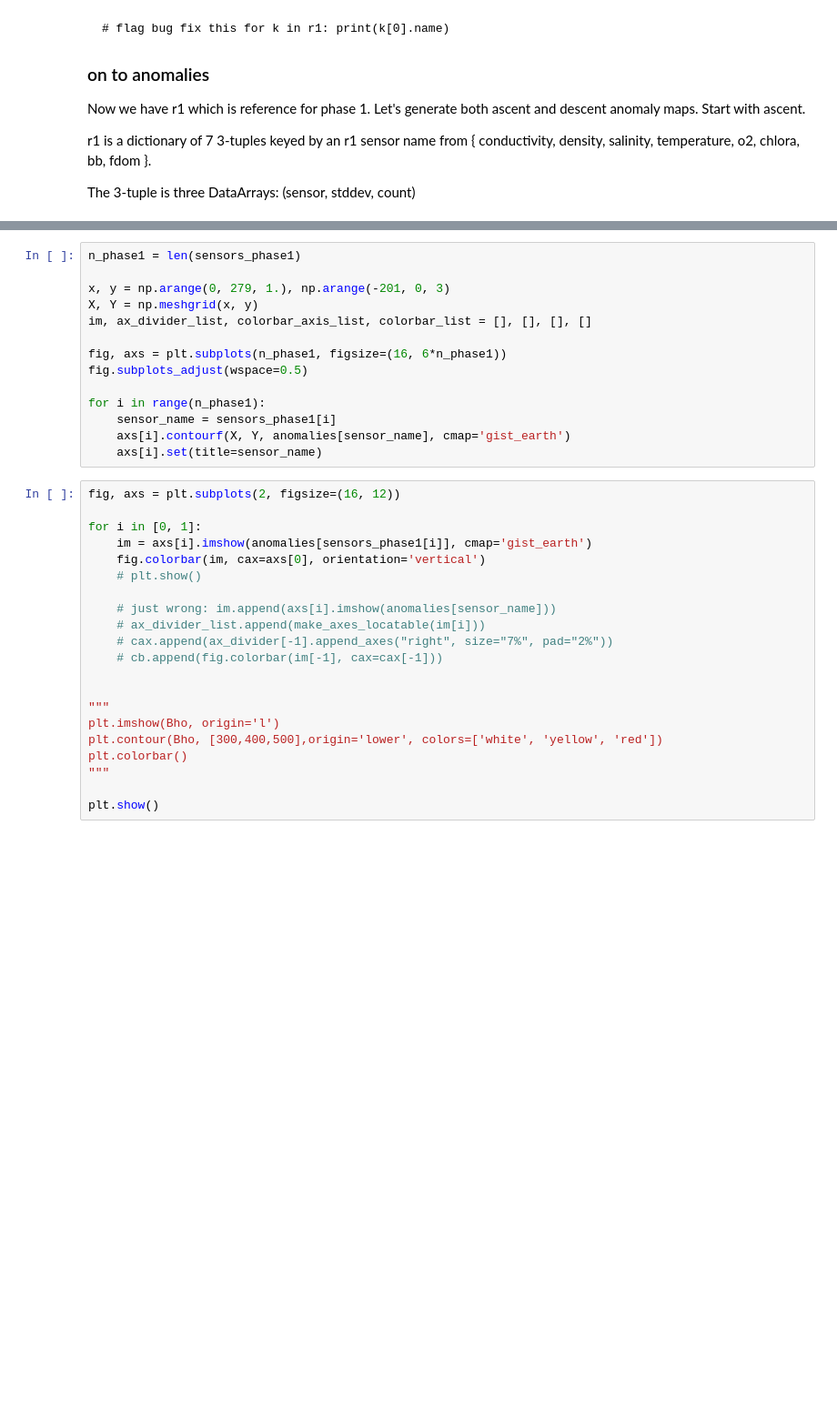
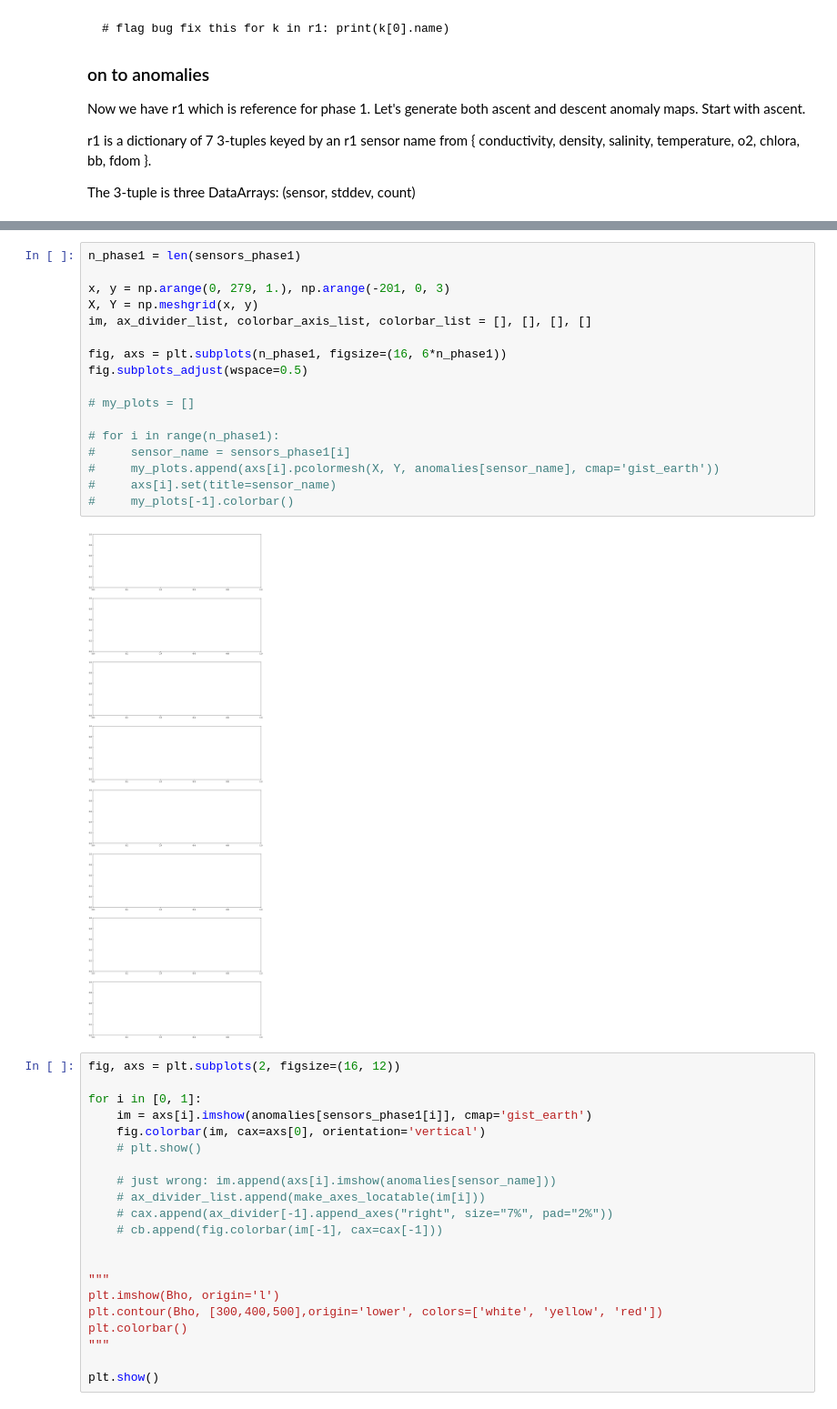
Before and after one commit to geo-smart/ocean, a Jupyter notebook: rob_notebooks/anomaly.ipynb, the cells around one changed output, grey strips where cells are left out. Shown at 91% size. Saved outputs shown, nothing was run; the diff lists cells and outputs as text; blank space fills up the shorter version.

```diff
--- a/rob_notebooks/anomaly.ipynb
+++ b/rob_notebooks/anomaly.ipynb
@@ -261,17 +319,22 @@ for sensor in sensors_phase1:
 # %%
 n_phase1 = len(sensors_phase1)
 
 x, y = np.arange(0, 279, 1.), np.arange(-201, 0, 3)
 X, Y = np.meshgrid(x, y)
 im, ax_divider_list, colorbar_axis_list, colorbar_list = [], [], [], []
 
 fig, axs = plt.subplots(n_phase1, figsize=(16, 6*n_phase1))
 fig.subplots_adjust(wspace=0.5)
 
-for i in range(n_phase1):
-    sensor_name = sensors_phase1[i]
-    axs[i].contourf(X, Y, anomalies[sensor_name], cmap='gist_earth')
-    axs[i].set(title=sensor_name)
+# my_plots = []
+
+# for i in range(n_phase1):
+#     sensor_name = sensors_phase1[i]
+#     my_plots.append(axs[i].pcolormesh(X, Y, anomalies[sensor_name], cmap='gist_earth'))
+#     axs[i].set(title=sensor_name)
+#     my_plots[-1].colorbar()
+# %% [output]
+[figure, added]
 # %%
 fig, axs = plt.subplots(2, figsize=(16, 12))
 
```
Also changed, not shown: parts of 7 cells of this notebook, 1 other file.
